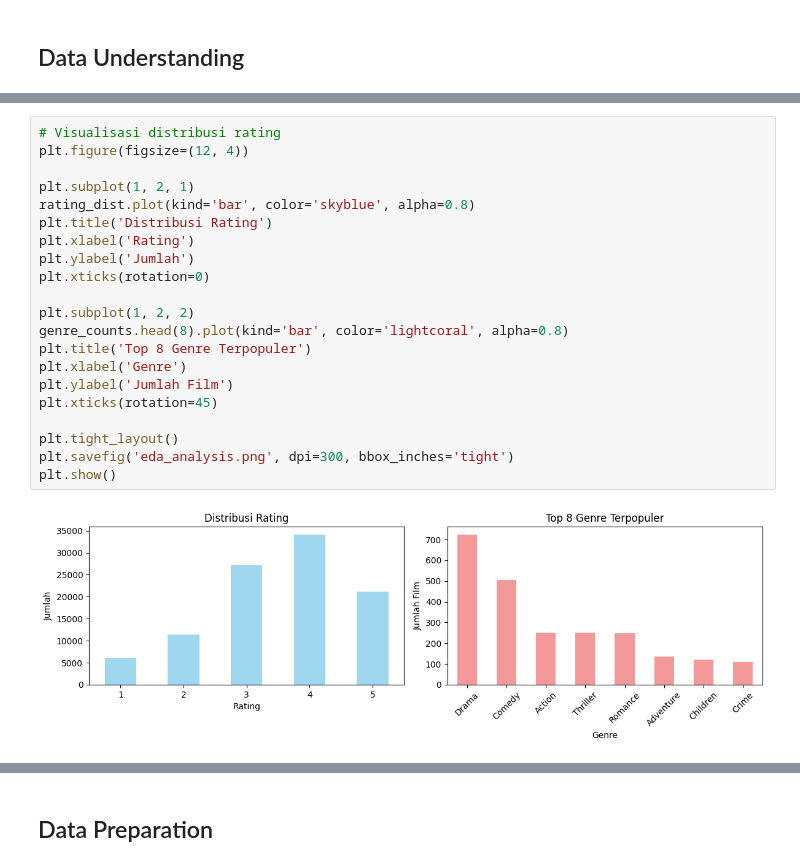
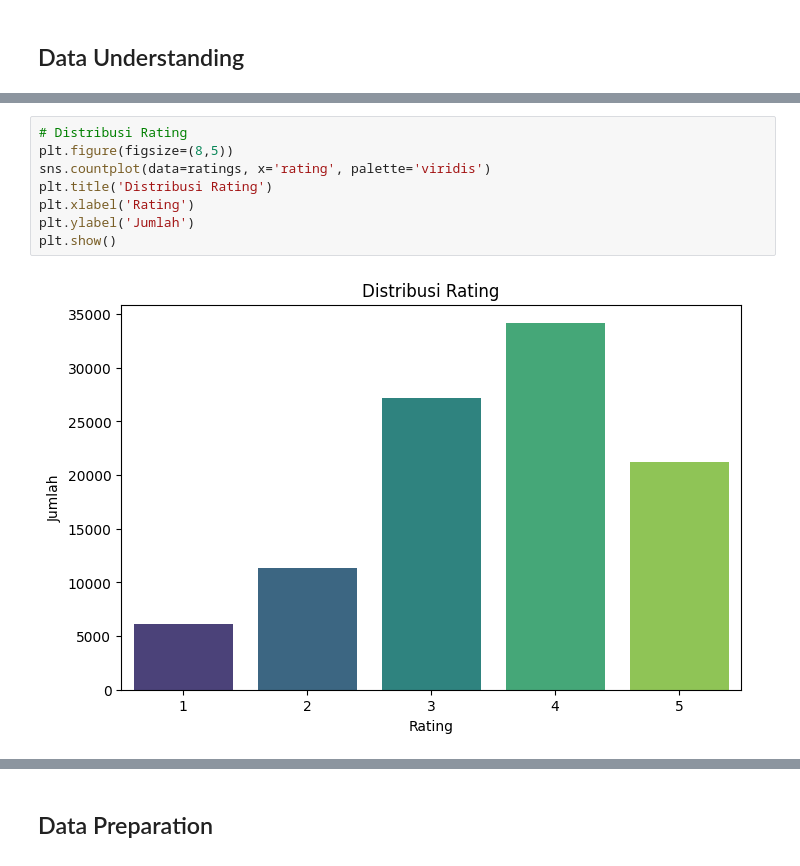
Before and after one commit to rifkyadiii/ml_terapan_2, a Jupyter notebook: recommender_system.ipynb, the cells around one changed output, grey strips where cells are left out. Drawn from its saved outputs; the diff is of its cells as text.

```diff
--- a/recommender_system.ipynb
+++ b/recommender_system.ipynb
@@ -153,23 +60,10 @@ Top 10 Genre Terpopuler:
-# %%
-# Visualisasi distribusi rating
-plt.figure(figsize=(12, 4))
-
-plt.subplot(1, 2, 1)
-rating_dist.plot(kind='bar', color='skyblue', alpha=0.8)
-plt.title('Distribusi Rating')
-plt.xlabel('Rating')
-plt.ylabel('Jumlah')
-plt.xticks(rotation=0)
-
-plt.subplot(1, 2, 2)
-genre_counts.head(8).plot(kind='bar', color='lightcoral', alpha=0.8)
-plt.title('Top 8 Genre Terpopuler')
-plt.xlabel('Genre')
-plt.ylabel('Jumlah Film')
-plt.xticks(rotation=45)
-
-plt.tight_layout()
-plt.savefig('eda_analysis.png', dpi=300, bbox_inches='tight')
-plt.show()
-# %% [output]
-[figure, removed]
+# %%
+# Distribusi Rating
+plt.figure(figsize=(8,5))
+sns.countplot(data=ratings, x='rating', palette='viridis')
+plt.title('Distribusi Rating')
+plt.xlabel('Rating')
+plt.ylabel('Jumlah')
+plt.show()
+# %% [output]
+[figure, added]
```
Also changed, not shown: parts of 12 cells of this notebook, 9 other files.
